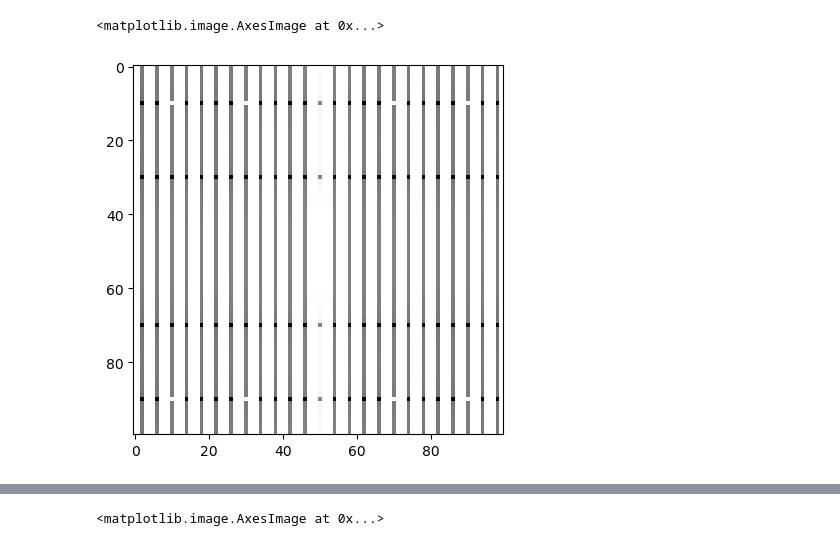
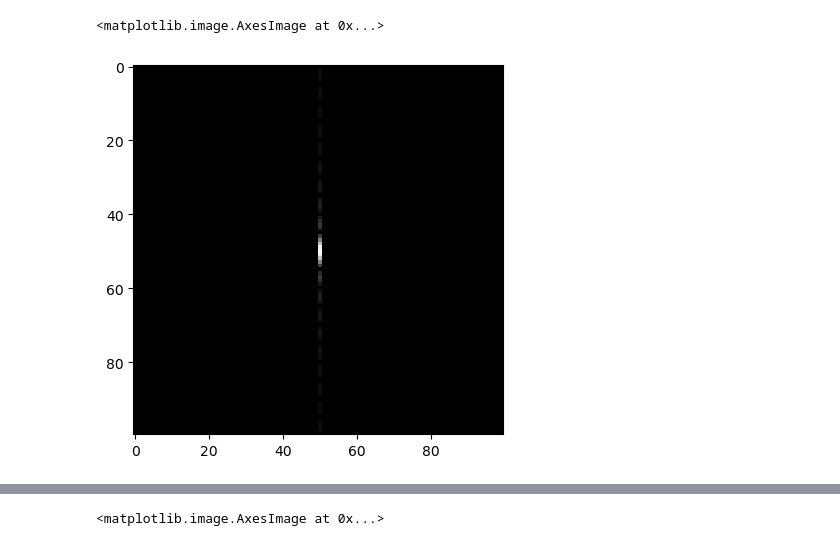
Before and after one commit to zhuyuezx/CSC494_holoprojector, a Jupyter notebook: Code/laser_analysis_2.ipynb, the cells around one changed output, grey strips where cells are left out. Saved outputs shown, nothing was run; the diff lists cells and outputs as text; code cells hidden in the pictures.

```diff
--- a/Code/laser_analysis_2.ipynb
+++ b/Code/laser_analysis_2.ipynb
@@ -16,10 +16,13 @@ for i in range(5):
 h, w = imgs[0].shape
 # %%
 square = np.zeros((100, 100), dtype=np.uint8)
-square[48: 53, :] = 255
+square[40:60, :] = 255
 test = np.fft.fft2(square)
 test = np.fft.fftshift(test)
-plt.imshow(np.log(np.abs(test)), cmap='gray')
+test = np.abs(test)
+# test = np.log(test + 1)
+# print(test[0,:])
+plt.imshow(test, cmap='gray')
 # %% [output]
 <matplotlib.image.AxesImage at 0x...>
-[figure, old version]
+[figure, new version]
```
Also changed, not shown: parts of 9 cells of this notebook.
